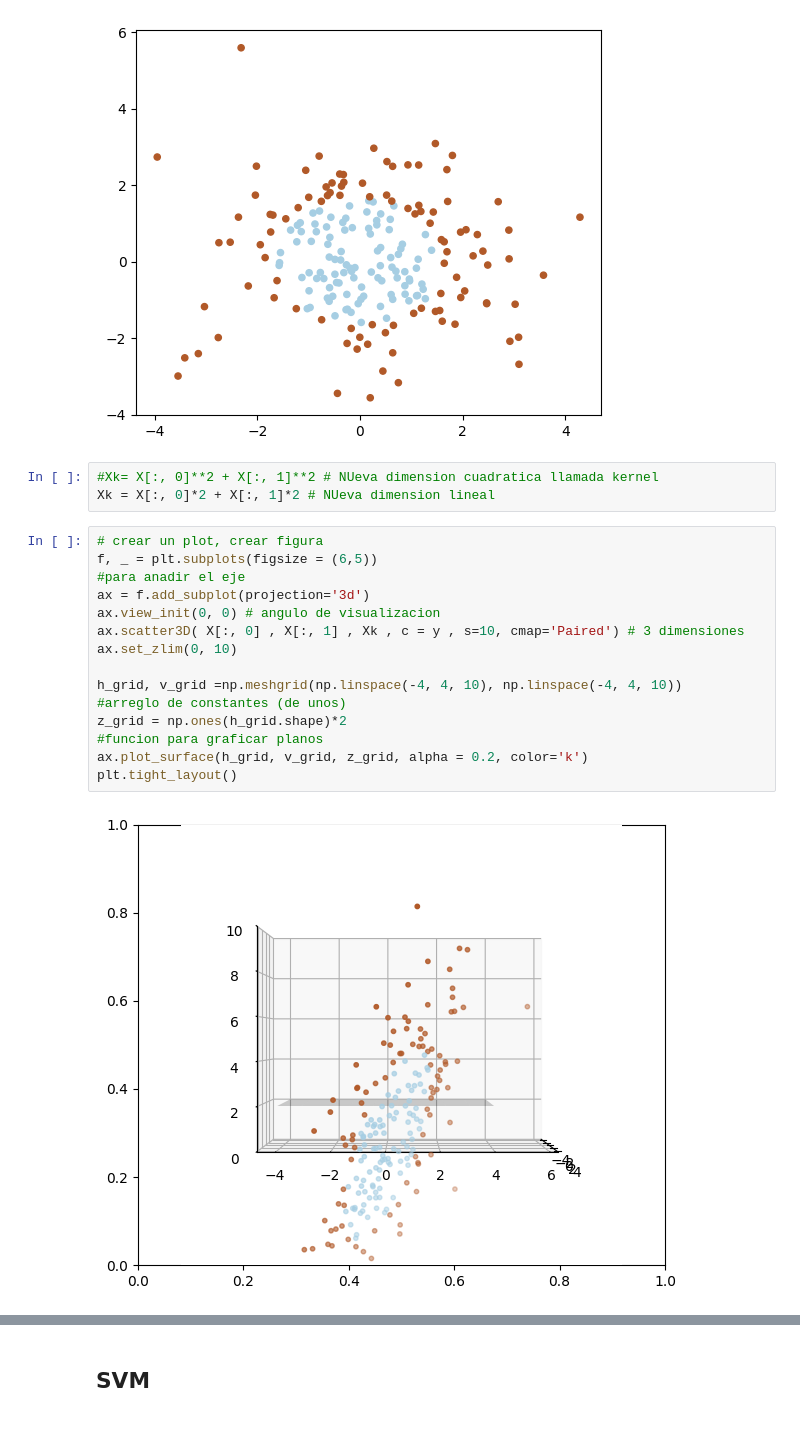
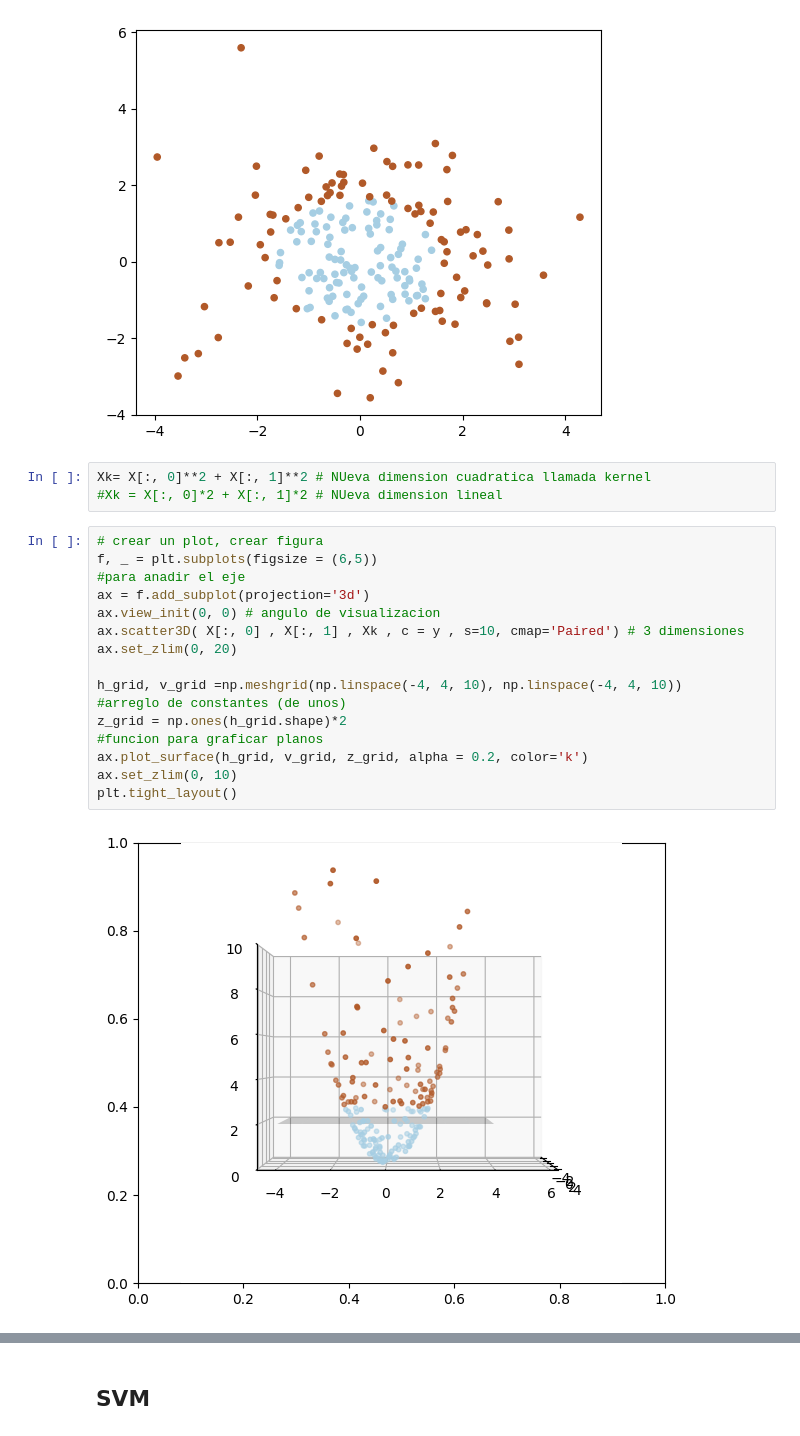
Before and after one commit to mafe97/machine_learning, a Jupyter notebook: Sem_03/kernels_svm.ipynb, the cells around one changed output, grey strips where cells are left out. Cells and saved outputs as stored; diff of their text form.

```diff
--- a/Sem_03/kernels_svm.ipynb
+++ b/Sem_03/kernels_svm.ipynb
@@ -25,24 +25,25 @@ plt.scatter( X[:, 0] , X[:,1] , c = y , s=20, cmap="Paired")
 <matplotlib.collections.PathCollection at 0x...>
 [figure]
 # %%
-#Xk= X[:, 0]**2 + X[:, 1]**2 # NUeva dimension cuadratica llamada kernel
-Xk = X[:, 0]*2 + X[:, 1]*2 # NUeva dimension lineal
+Xk= X[:, 0]**2 + X[:, 1]**2 # NUeva dimension cuadratica llamada kernel
+#Xk = X[:, 0]*2 + X[:, 1]*2 # NUeva dimension lineal
 # %%
 # crear un plot, crear figura
 f, _ = plt.subplots(figsize = (6,5))
 #para anadir el eje
 ax = f.add_subplot(projection='3d')
 ax.view_init(0, 0) # angulo de visualizacion
 ax.scatter3D( X[:, 0] , X[:, 1] , Xk , c = y , s=10, cmap='Paired') # 3 dimensiones
-ax.set_zlim(0, 10)
+ax.set_zlim(0, 20)
 
 h_grid, v_grid =np.meshgrid(np.linspace(-4, 4, 10), np.linspace(-4, 4, 10))
 #arreglo de constantes (de unos)
 z_grid = np.ones(h_grid.shape)*2
 #funcion para graficar planos
 ax.plot_surface(h_grid, v_grid, z_grid, alpha = 0.2, color='k')
+ax.set_zlim(0, 10)
 plt.tight_layout()
 # %% [output]
-[figure, old version]
+[figure, new version]
 # %%
 # Sve all figs
```
Also changed, not shown: parts of 4 cells of this notebook, 2 other files.
